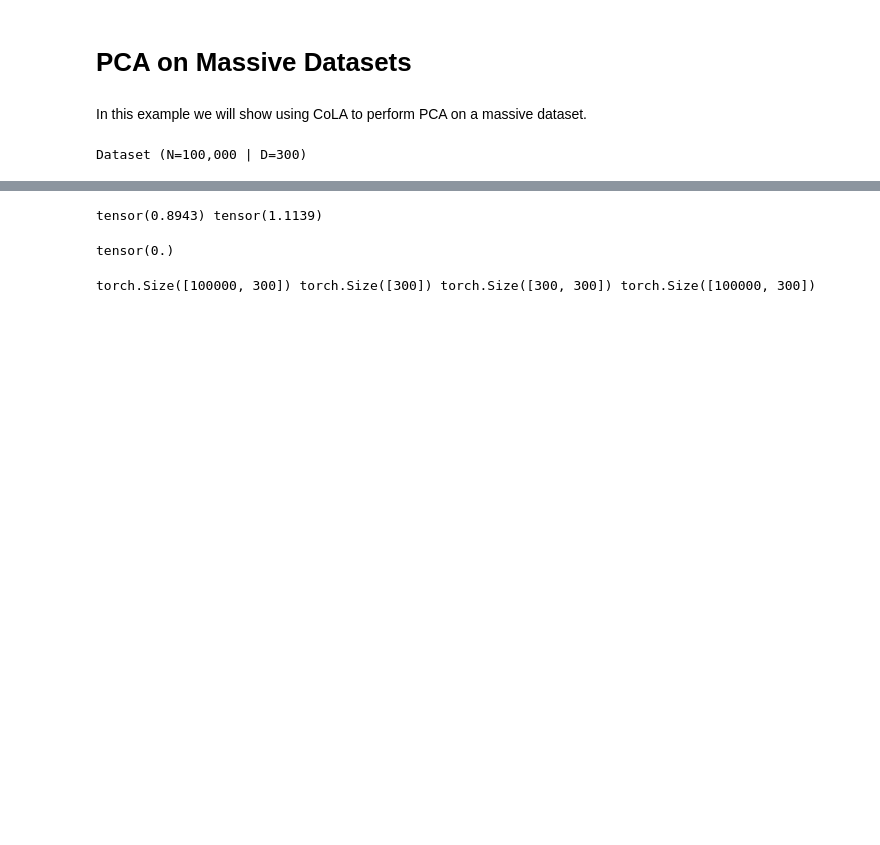
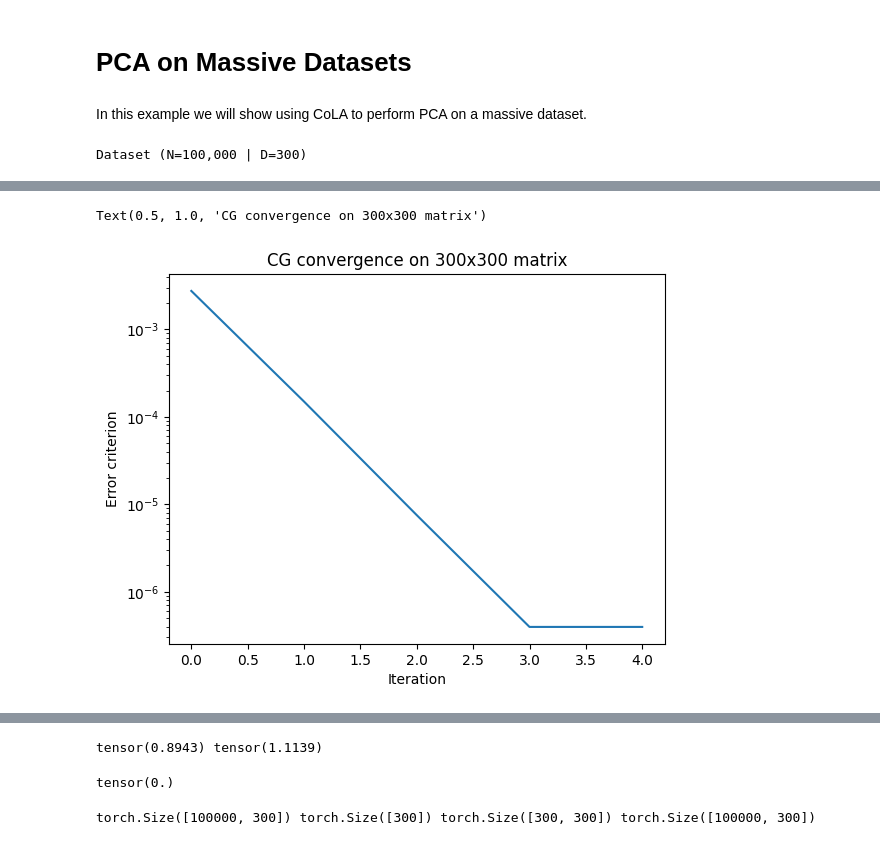
Before and after one commit to wilson-labs/cola, a Jupyter notebook: docs/notebooks/colabs/01_PCA.ipynb, the cells around one changed output, grey strips where cells are left out. Saved outputs shown, nothing was run; the diff lists cells and outputs as text; code cells hidden in the pictures; blank space fills up the shorter version.

```diff
--- a/docs/notebooks/colabs/01_PCA.ipynb
+++ b/docs/notebooks/colabs/01_PCA.ipynb
@@ -24,0 +76,10 @@ Dataset (N=100,000 | D=300)
+# %%
+x, info = cola.algorithms.cg(C, torch.randn(C.shape[-1]), pbar=True)
+plt.plot(info['errors'])
+plt.yscale('log')
+plt.xlabel('Iteration')
+plt.ylabel('Error criterion')
+plt.title('CG convergence on 300x300 matrix')
+# %% [output]
+Text(0.5, 1.0, 'CG convergence on 300x300 matrix')
+[figure, added]
```
Also changed, not shown: parts of 13 cells of this notebook, 2 other files.
